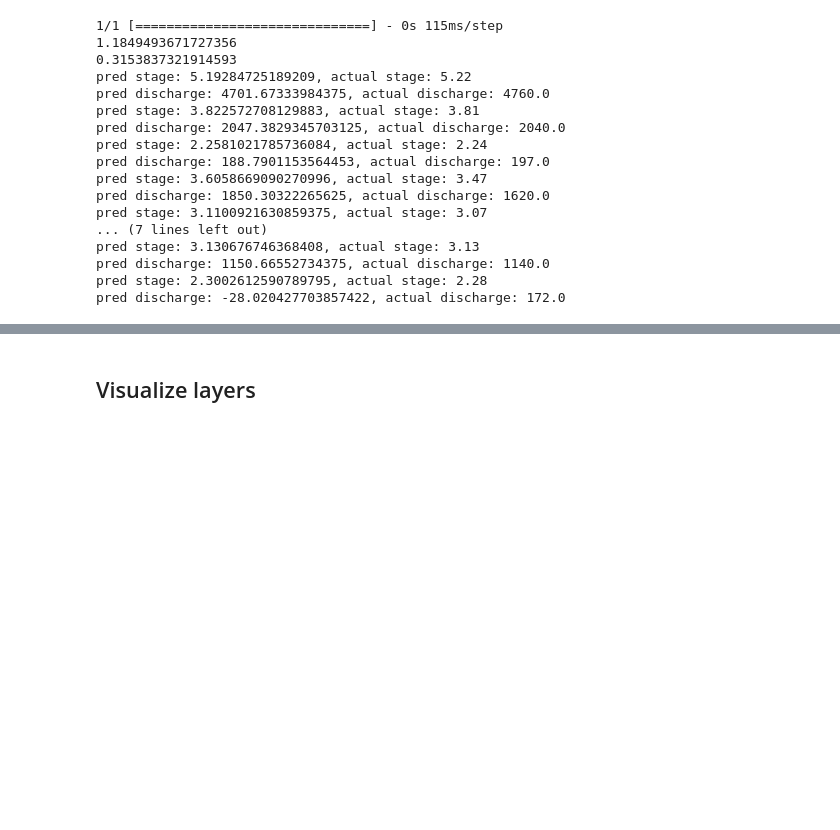
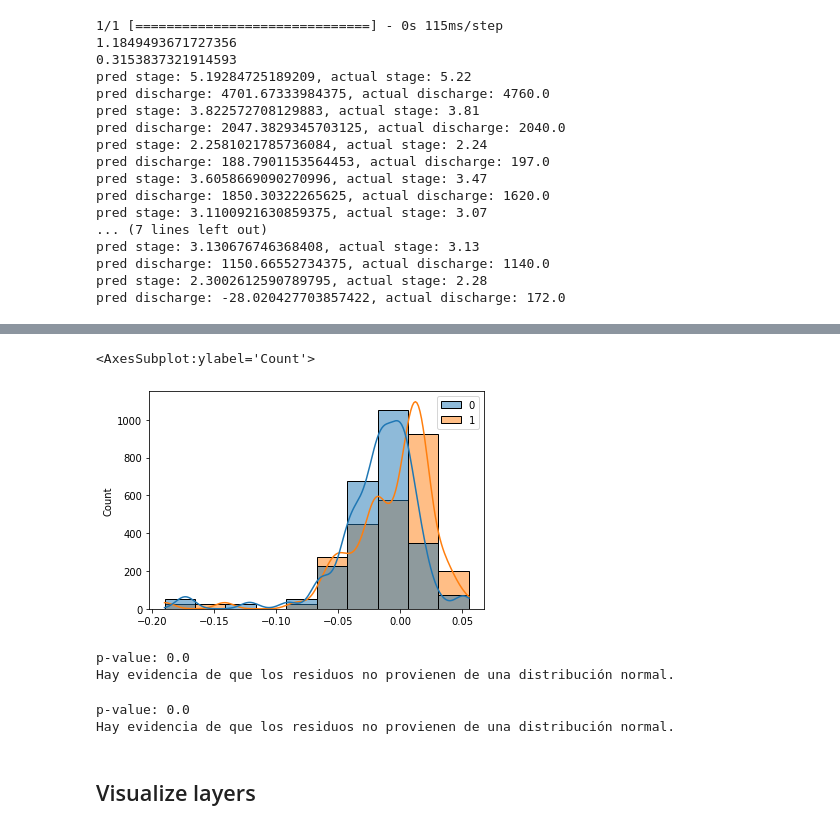
Before and after one commit to andresnowak/Hydrology_AI_project, a Jupyter notebook: models/cnn_model/cnn_v1.ipynb, the cells around one changed output, grey strips where cells are left out. Saved outputs shown, nothing was run; the diff lists cells and outputs as text; code cells hidden in the pictures; blank space fills up the shorter version.

```diff
--- a/models/cnn_model/cnn_v1.ipynb
+++ b/models/cnn_model/cnn_v1.ipynb
@@ -358,3 +437,32 @@ pred discharge: -28.020427703857422, actual discharge: 172.0
+# %%
+import seaborn as sns
+
+sns.histplot(residuals, kde=True, bins = 10)
+# %% [output]
+<AxesSubplot:ylabel='Count'>
+[figure, added]
+# %%
+stat, pval = normal_ad(residual_stage)
+print("p-value:", pval)
+
+if pval<0.05:
+    print("Hay evidencia de que los residuos no provienen de una distribución normal.")
+else:
+    print("No hay evidencia para rechazar la hipótesis de que los residuos vienen de una distribución normal.")
+# %% [output]
+p-value: 0.0
+Hay evidencia de que los residuos no provienen de una distribución normal.
+# %%
+stat, pval = normal_ad(residual_discharge)
+print("p-value:", pval)
+
+if pval < 0.05:
+    print("Hay evidencia de que los residuos no provienen de una distribución normal.")
+else:
+    print("No hay evidencia para rechazar la hipótesis de que los residuos vienen de una distribución normal.")
+# %% [output]
+p-value: 0.0
+Hay evidencia de que los residuos no provienen de una distribución normal.
 # %% [markdown]
 ## Visualize layers
 # %%
```
Also changed, not shown: parts of 19 cells of this notebook, 7 other files.
